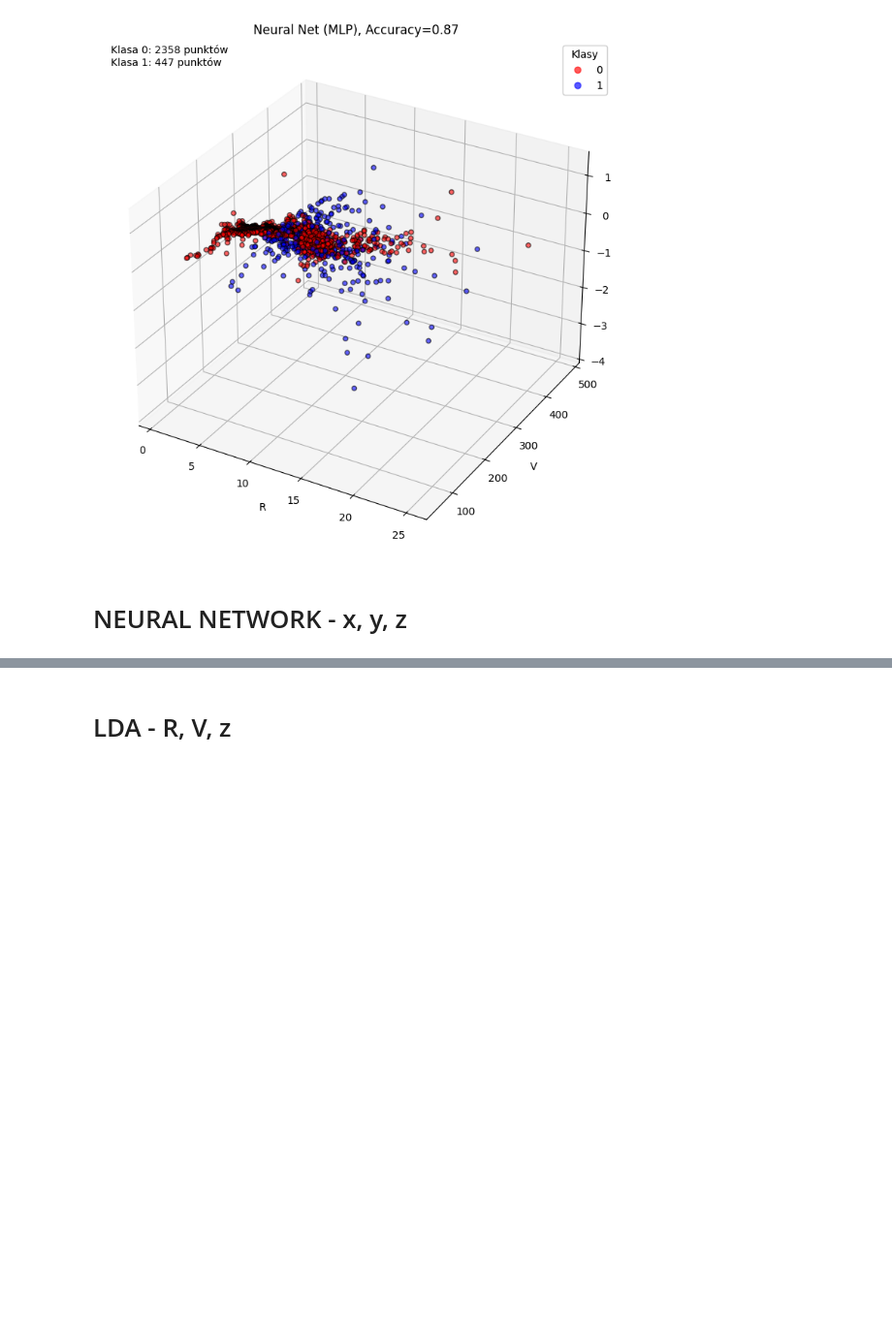
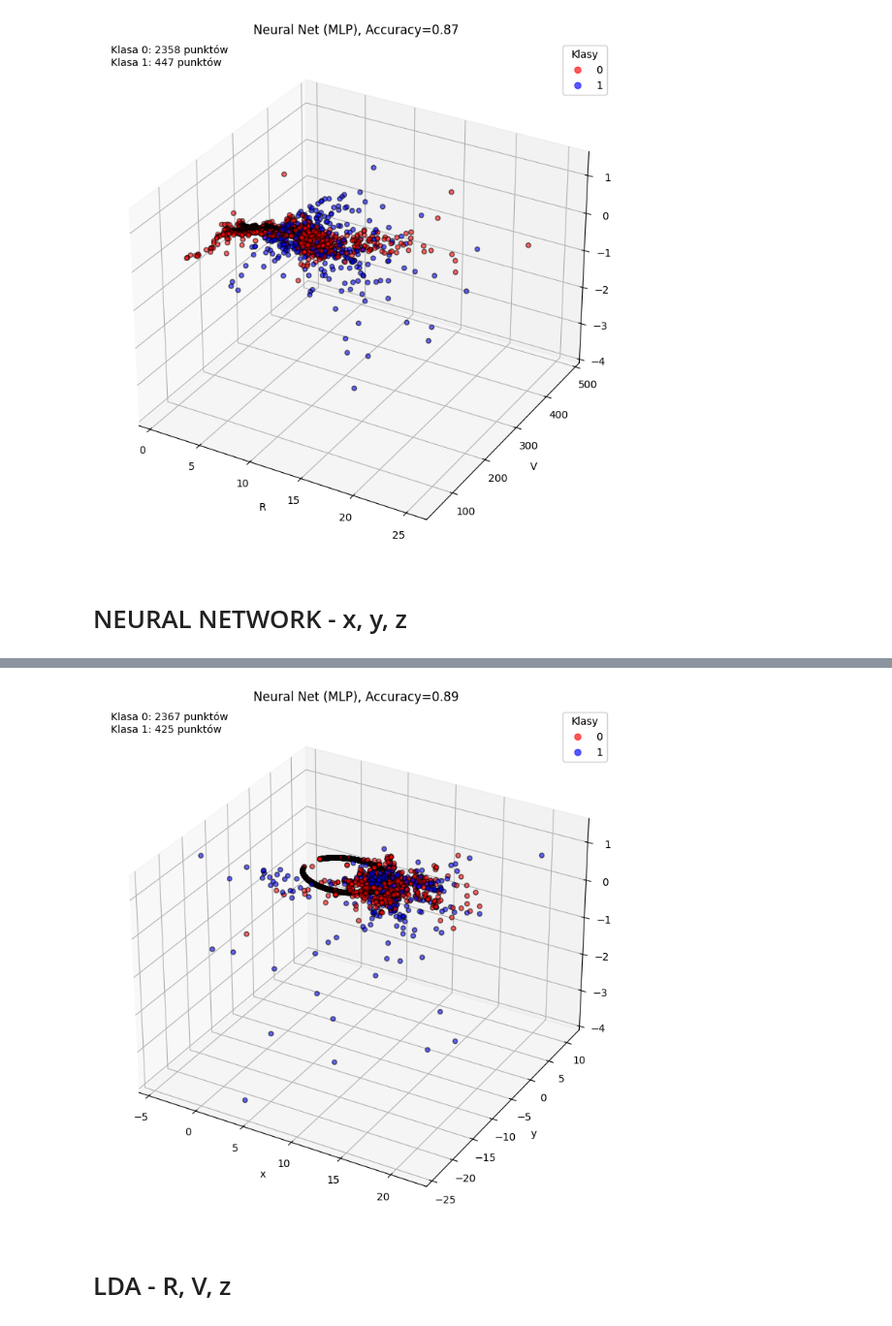
Before and after one commit to redrosesarecool/staz, a Jupyter notebook: Classifier_comparison.ipynb, the cells around one changed output, grey strips where cells are left out. Shown at 97% size. Drawn from its saved outputs; the diff is of its cells as text; code cells hidden in the pictures; blank space fills up the shorter version.

```diff
--- a/Classifier_comparison.ipynb
+++ b/Classifier_comparison.ipynb
@@ -446,3 +541,92 @@ Rozkład klas wg modelu: {np.int64(0): np.int64(2358), np.int64(1): np.int64(447
 [figure]
 # %% [markdown]
 # NEURAL NETWORK - x, y, z
+# %%
+import pandas as pd
+import numpy as np
+import matplotlib.pyplot as plt
+from matplotlib.colors import ListedColormap
+
+from sklearn.neural_network import MLPClassifier
+from sklearn.model_selection import train_test_split
+from sklearn.pipeline import make_pipeline
+from sklearn.preprocessing import StandardScaler
+
+file_path = "/content/drive/My Drive/dane_obserwacyjne-kopia.dat"
+
+# wczytanie linii z nagłówkami
+with open(file_path) as f:
+    lines = f.readlines()
+
+# usunięcia nagłówka
+header_line = [i for i, line in enumerate(lines) if line.strip().startswith("# R[kpc]")][0]
+columns = lines[header_line].strip("# ").split()
+
+# dane od następnej linii po nagłówku
+df_all = pd.read_csv(file_path, sep=r"\s+", comment="#", names=columns, skiprows=header_line+1)
+print(" Kolumny:", df_all.columns.tolist())
+
+# dane
+features = ["x[kpc]", "y[kpc]", "z[kpc]", "vRt[km/s]", "vz[km/s]"]
+X = df_all[features].values
+
+# klasy
+y = np.zeros(len(df_all), dtype=int)
+y[2217:2723] = 1
+
+# podział na train i test
+X_train, X_test, y_train, y_test = train_test_split(
+    X, y, test_size=0.3, random_state=42, stratify=y
+)
+
+# model Neural Net
+clf = make_pipeline(
+    StandardScaler(),
+    MLPClassifier(
+        hidden_layer_sizes=(50, 30),  # warstwy neuronów
+        max_iter=2000, # maksymalna liczba iteracji uczenia
+        random_state=42 # ustawia losowość tak, żeby wyniki były powtarzalne
+    )
+)
+clf.fit(X_train, y_train) # uczenie modelu na danych treningowyc
+score = clf.score(X_test, y_test) # zwraca accuracy
+print("Accuracy (MLP):", score)
+
+# predykcje
+y_pred = clf.predict(X) #każdy element to etykieta klasy przewidzianej przez model
+unique, counts = np.unique(y_pred, return_counts=True) # liczba punktów w każdej klasie
+class_distribution = dict(zip(unique, counts)) # łączy wartości i robi z nich slownik
+print("Rozkład klas wg modelu:", class_distribution)
+
+# wykres 3d
+plt.ion()  # tryb interaktywny
+fig = plt.figure(figsize=(12, 9))
+ax = fig.add_subplot(111, projection="3d") # okno z wykresem 3d, który można obracać myszką w trybie interaktywnym
+
+# parametry jak mają punkty wyglądać
+custom_cmap = ListedColormap(["red", "blue"]) # kolory punktów
+scatter = ax.scatter(
+    X[:, 0], X[:, 1], X[:, 2],
+    c=y_pred, cmap=custom_cmap, marker="o", edgecolor="k", alpha=0.6
+)
+
+# etykiety osi
+ax.set_xlabel("x")
+ax.set_ylabel("y")
+ax.set_zlabel("z")
+ax.set_title(f"Neural Net (MLP), Accuracy={score:.2f}")
+
+# legenda
+legend1 = ax.legend(
+    *scatter.legend_elements(),
+    title="Klasy",
+    loc="upper right"
+)
+ax.add_artist(legend1)
+
+# liczba punktów w każdej klasie
+txt = "\n".join([f"Klasa {k}: {v} punktów" for k, v in class_distribution.items()])
+ax.text2D(0.02, 0.95, txt, transform=ax.transAxes)
+
+plt.show()
+# %% [output]
@@ -449,3 +636,4 @@ Rozkład klas wg modelu: {np.int64(0): np.int64(2358), np.int64(1): np.int64(447
+[figure, added]
 # %% [markdown]
 # LDA - R, V, z
 # %%
```
Also changed, not shown: parts of 3 cells of this notebook.
